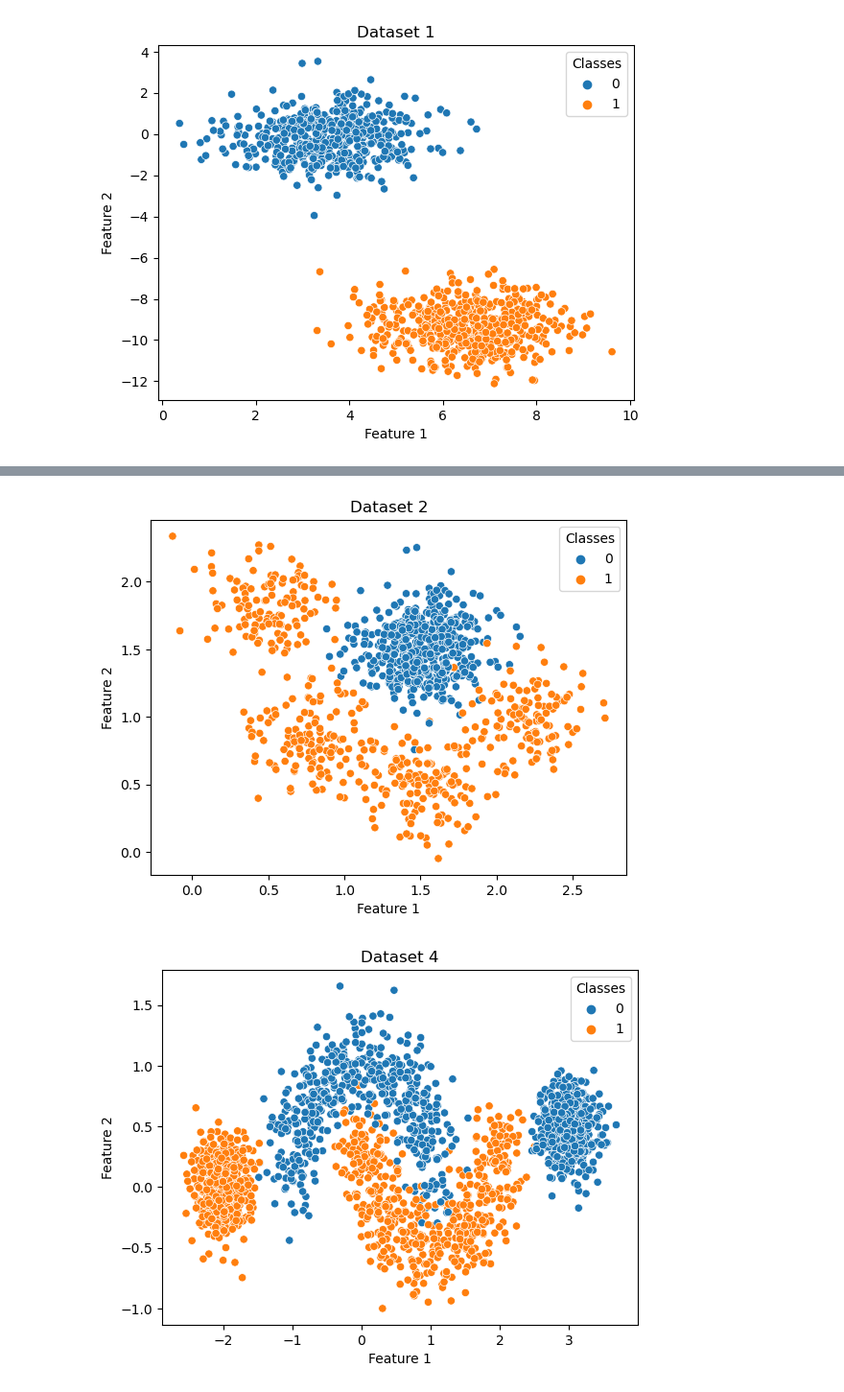
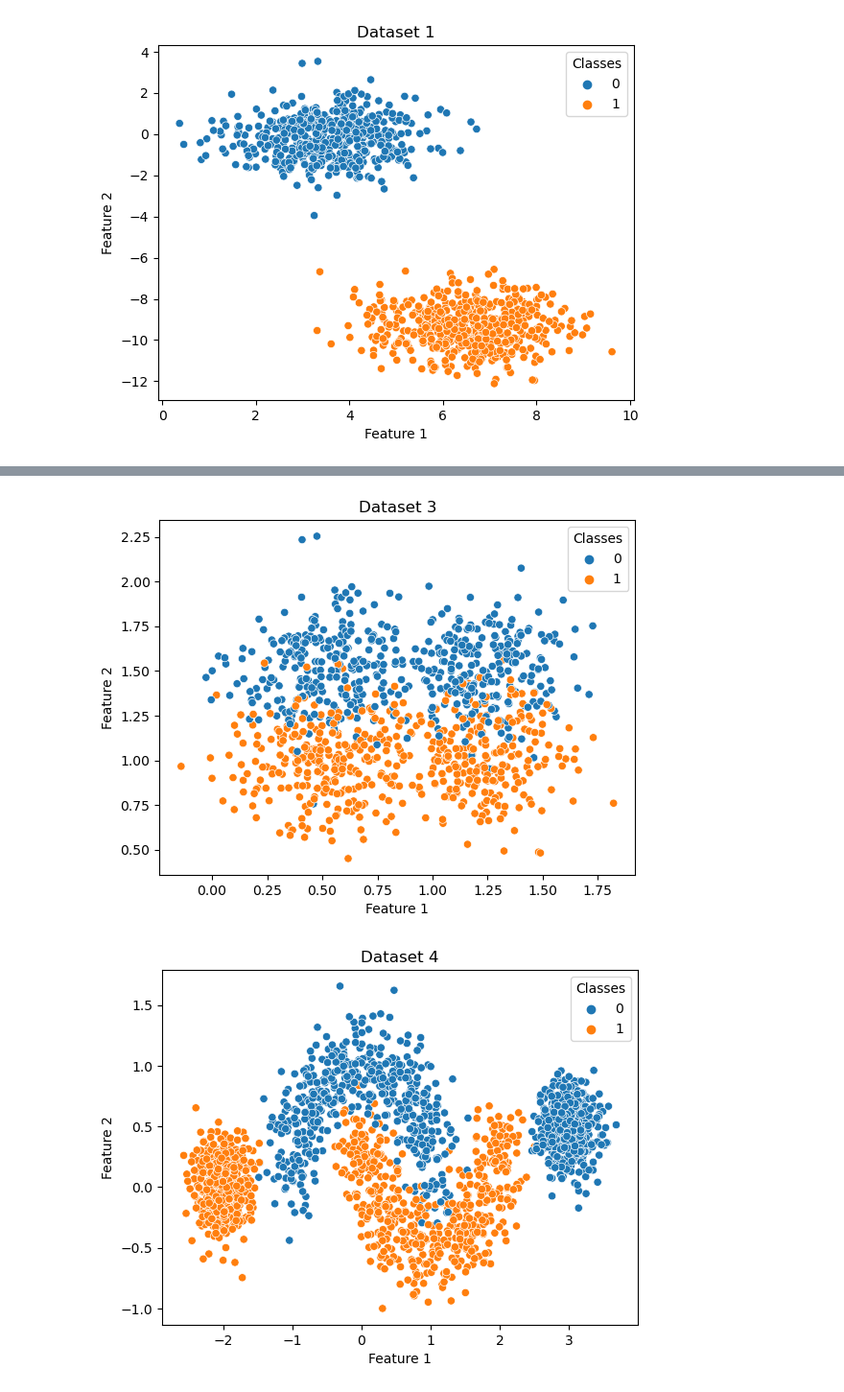
Before and after one commit to lau-allen/classifier-models-comparison, a Jupyter notebook: hw3p3.ipynb, the cells around one changed output, grey strips where cells are left out. Shown at 96% size. Drawn from its saved outputs; the diff is of its cells as text; code cells hidden in the pictures.

Commit message:
adjust dataset 2, create dataset 3

```diff
--- a/hw3p3.ipynb
+++ b/hw3p3.ipynb
@@ -111,16 +127,17 @@ plt.legend(title='Classes');
 # %%
-#create dataset 2 with make_blobs, defining centers of blobs, such that the decision boundary will be quadratic
-x2, y2 = make_blobs(n_samples=[500,125,125,125,125], n_features=2, centers=[[1.5,1.5],[.5,1.8],[.8,.8],[1.5,.5],[2.2,1]], cluster_std=.2,random_state=seed)
-#change labels, not 0, equal to 1
-y2[y2!=0]=1
-#visualization of dataset 2
-sns.scatterplot(x=x2[:,0],y=x2[:,1], hue=y2)
-plt.title('Dataset 2');
+#create dataset 3 with make_blobs, defining centers of blobs, such that the decision boundary is linear, but is not completely separable
+x3, y3 = make_blobs(n_samples=[250,250,250,250], n_features=2, centers=[[1.2,1.5],[.5,1.5],[1.2,1],[.5,1]], cluster_std=.2,random_state=seed)
+#using boolean masks to reduce to only 2 classes
+y3[(y3==1)]=0
+y3[(y3!=0)]=1
+#visualization of dataset 3
+sns.scatterplot(x=x3[:,0],y=x3[:,1], hue=y3)
+plt.title('Dataset 3');
 plt.xlabel('Feature 1');
 plt.ylabel('Feature 2');
 plt.legend(title='Classes');
 # %% [output]
-[figure, old version]
+[figure, new version]
 # %%
 #create dataset 4 using a combination of make_moons and make_blobs
 x4_1, y4_1 = make_moons(1000, noise=.2, random_state=seed)
```
Also changed, not shown: parts of 1 cell of this notebook.
